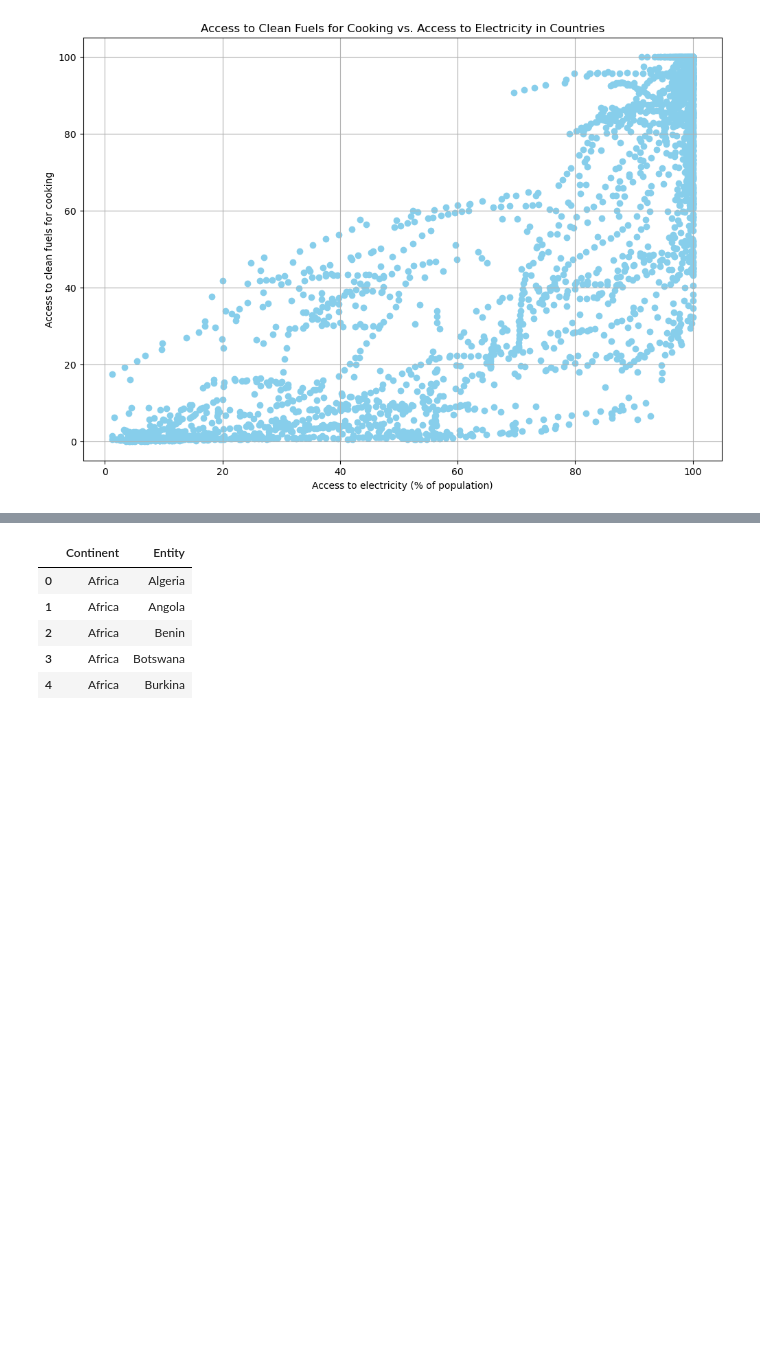
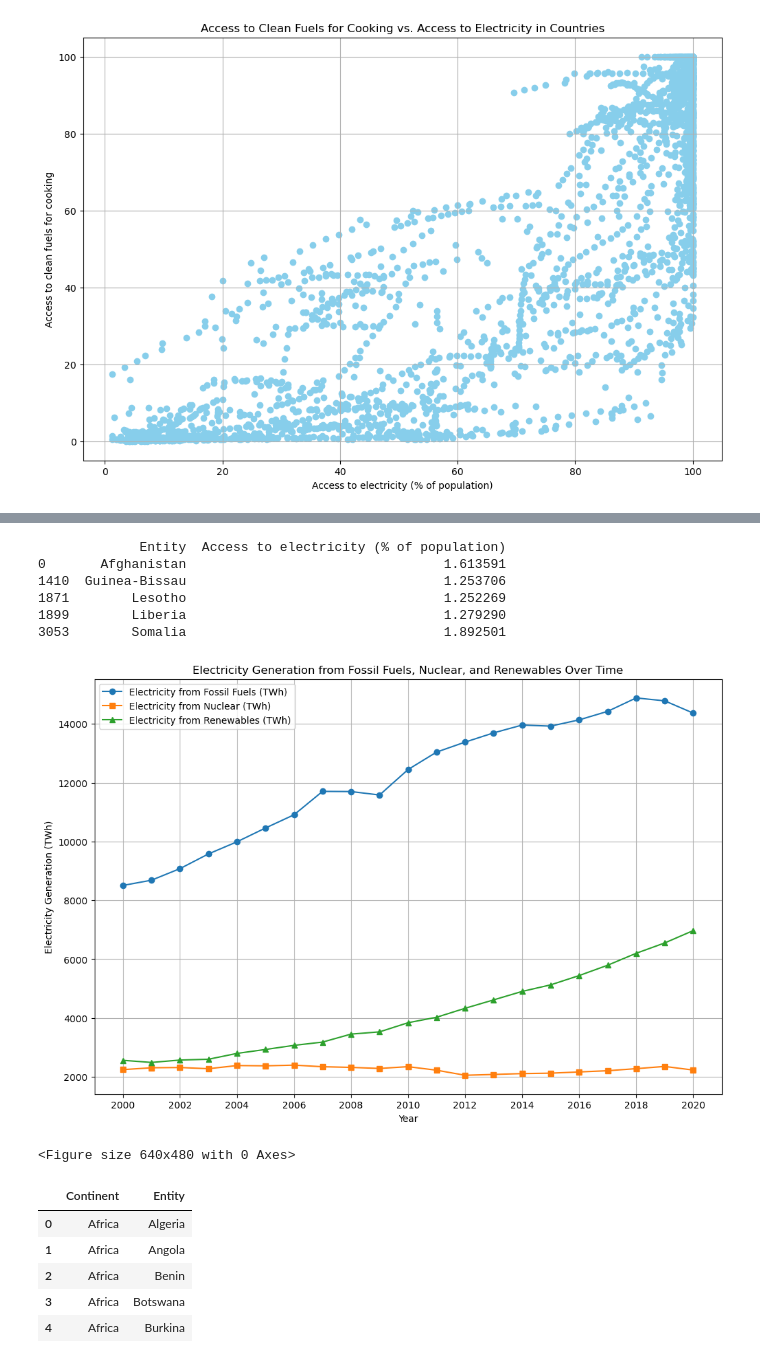
Before and after one commit to jwlosz/project-1-group17, a Jupyter notebook: sustainable master data-CopyLina.ipynb, the cells around one changed output, grey strips where cells are left out. Drawn from its saved outputs; the diff is of its cells as text; code cells hidden in the pictures; blank space fills up the shorter version.

```diff
--- a/sustainable master data-CopyLina.ipynb
+++ b/sustainable master data-CopyLina.ipynb
@@ -398,3 +446,75 @@ plt.savefig(os.path.join(output_dir, "Electricity Generation from Energy Types O
+# %%
+# new_data_df structure: ['Entity', 'Access to electricity (% of population)', ...]
+
+# Step 1: Filter countries with less than 2% access to electricity
+countries_with_least_access = new_data_df[new_data_df['Access to electricity (% of population)'] < 2]
+
+# Step 2: Drop duplicates based on the 'Entity' column
+unique_countries_with_least_access = countries_with_least_access.drop_duplicates(subset='Entity')
+
+# Step 3: Sort the filtered data alphabetically by 'Entity'
+sorted_unique_countries_with_least_access = unique_countries_with_least_access.sort_values(by='Entity')
+
+# Step 4: Select relevant columns
+bottom_countries = sorted_unique_countries_with_least_access[['Entity', 'Access to electricity (% of population)']]
+
+# Print the sorted list of unique countries with less than 2% access to electricity
+print(bottom_countries)
+# %% [output]
+             Entity  Access to electricity (% of population)
+0       Afghanistan                                 1.613591
+1410  Guinea-Bissau                                 1.253706
+1871        Lesotho                                 1.252269
+1899        Liberia                                 1.279290
+3053        Somalia                                 1.892501
+# %%
+# Define the output directory where you want to save the image
+output_dir = "project-1-group17/Project Graphs"
+
+# Create the output directory if it doesn't exist
+if not os.path.exists(output_dir):
+    os.makedirs(output_dir)
+
+# Group the data by year
+grouped = new_data_df.groupby('Year')
+
+# Initialize empty lists to store data for each category
+fossil_fuels_data = []
+nuclear_data = []
+renewables_data = []
+
+# Iterate over each year and calculate the total electricity generation for each category
+for year, data in grouped:
+    fossil_fuels_total = data['Electricity from fossil fuels (TWh)'].sum()
+    nuclear_total = data['Electricity from nuclear (TWh)'].sum()
+    renewables_total = data['Electricity from renewables (TWh)'].sum()
+
+    fossil_fuels_data.append(fossil_fuels_total)
+    nuclear_data.append(nuclear_total)
+    renewables_data.append(renewables_total)
+
+# Create a line plot to show the growth in electricity generation from fossil fuels, nuclear, and renewables over time
+plt.figure(figsize=(12, 8))
+plt.plot(new_data_df['Year'].unique(), fossil_fuels_data, label='Electricity from Fossil Fuels (TWh)', marker='o')
+plt.plot(new_data_df['Year'].unique(), nuclear_data, label='Electricity from Nuclear (TWh)', marker='s')
+plt.plot(new_data_df['Year'].unique(), renewables_data, label='Electricity from Renewables (TWh)', marker='^')
+
+plt.xlabel('Year')
+plt.ylabel('Electricity Generation (TWh)')
+plt.title('Electricity Generation from Fossil Fuels, Nuclear, and Renewables Over Time')
+plt.legend()
+plt.grid(True)
+
+# Set x-axis ticks to show every 2 years increment
+plt.xticks(range(2000, 2022, 2))
+
+plt.show()
+
+# Save the figure
+plt.savefig(os.path.join(output_dir, "Electricity Generation from Energy Types Over Time"))
+# %% [output]
+[figure, added]
+<Figure size 640x480 with 0 Axes>
 # %%
 file_two = Path("../project-1-group17/countriescontinents.csv")
 continent_data = pd.read_csv(file_two, encoding="UTF-8")
```
Also changed, not shown: parts of 17 cells of this notebook, 3 other files.
